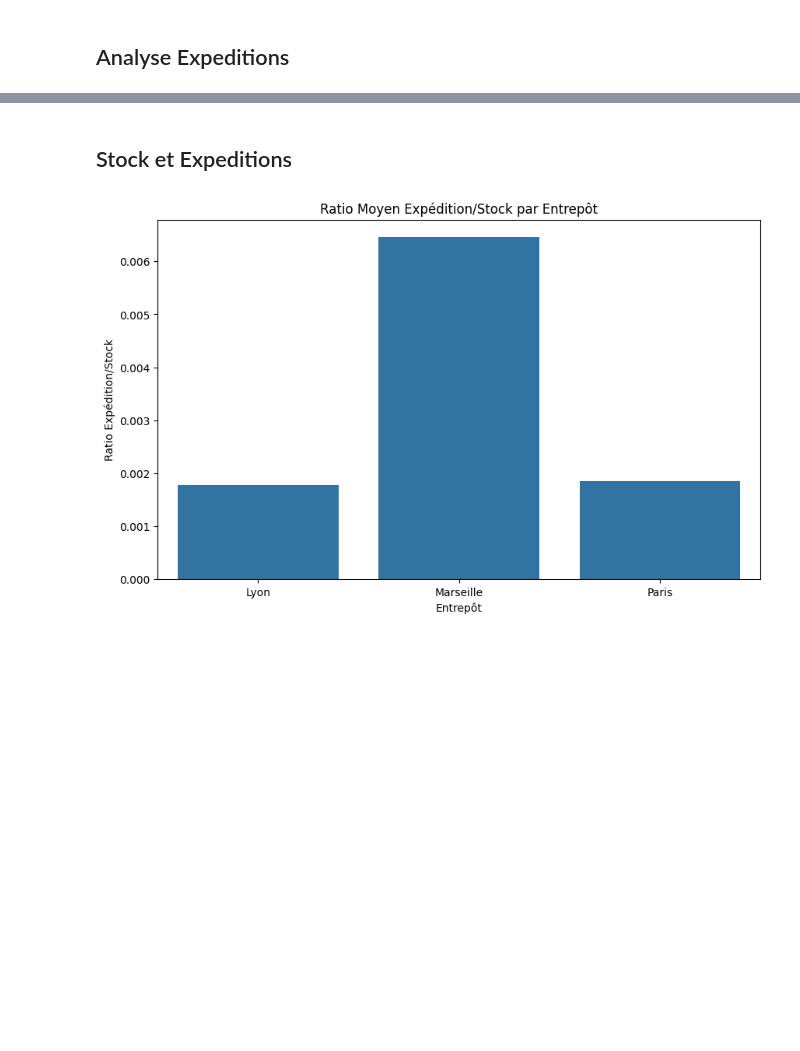
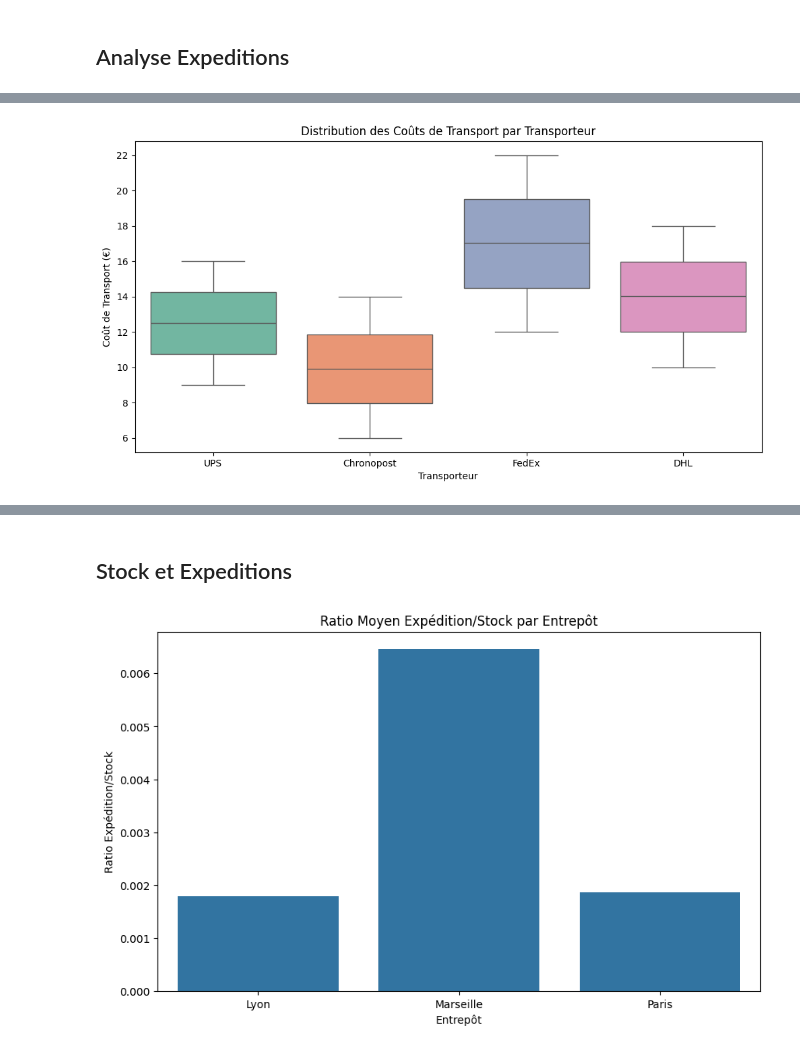
Before and after one commit to Fanaingamampiandra/Projet_Supply_chain, a Jupyter notebook: code/analyse_expeditions.ipynb, the cells around one changed output, grey strips where cells are left out. Drawn from its saved outputs; the diff is of its cells as text; code cells hidden in the pictures; blank space fills up the shorter version.

```diff
--- a/code/analyse_expeditions.ipynb
+++ b/code/analyse_expeditions.ipynb
@@ -231,0 +234,11 @@ plt.show()
+# %%
+
+# Analyse des coûts de transport par transporteur
+plt.figure(figsize=(12, 6))
+sns.boxplot(x='transporteur', y='coût_transport', data=expeditions_df,hue='transporteur', palette='Set2')
+plt.title('Distribution des Coûts de Transport par Transporteur')
+plt.xlabel('Transporteur')
+plt.ylabel('Coût de Transport (€)')
+plt.show()
+# %% [output]
+[figure, added]
```
Also changed, not shown: parts of 10 cells of this notebook, 4 other files.
